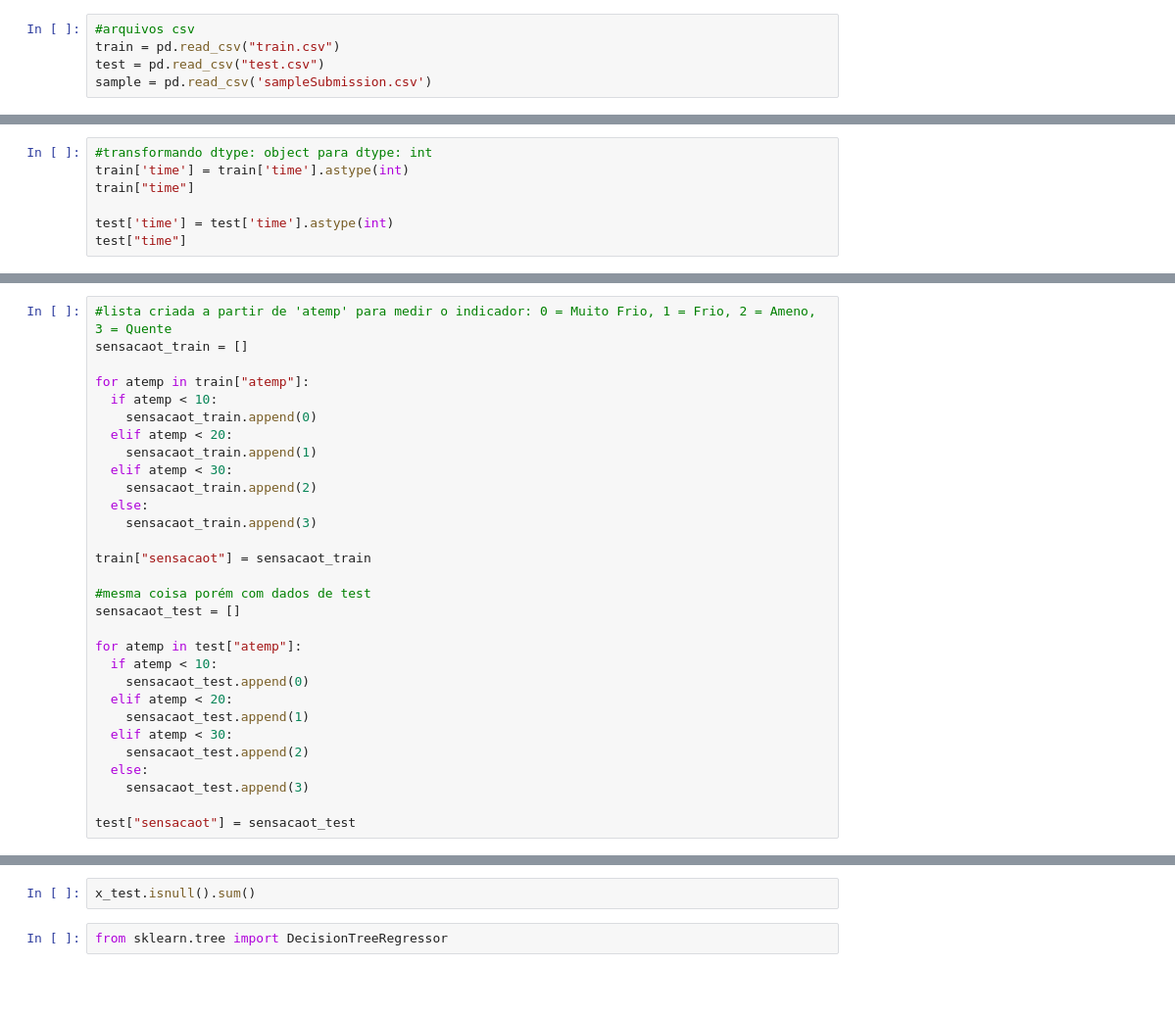
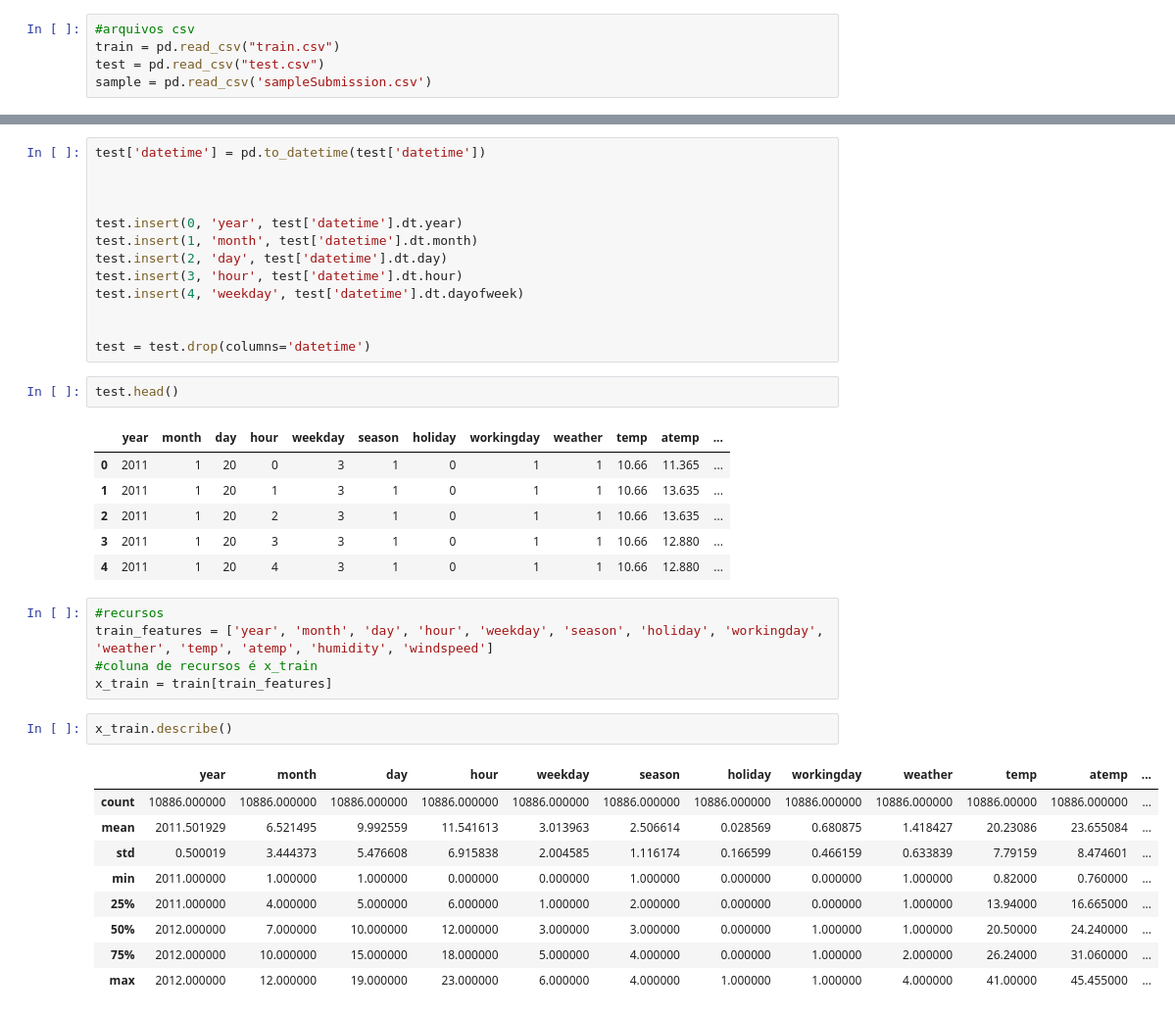
Before and after one commit to rinasnw/bikesharing, a Jupyter notebook: notebook.ipynb, the cells around one changed output, grey strips where cells are left out. Shown: that part at 98% size. Drawn from its saved outputs; the diff is of its cells as text; blank space fills up the shorter version.

```diff
--- a/notebook.ipynb
+++ b/notebook.ipynb
@@ -114,7 +98,0 @@ Name: time, Length: 6493, dtype: object
-# %%
-#transformando dtype: object para dtype: int
-train['time'] = train['time'].astype(int)
-train["time"]
-
-test['time'] = test['time'].astype(int)
-test["time"]
@@ -160,30 +98,0 @@ Name: atemp, dtype: float64
-# %%
-#lista criada a partir de 'atemp' para medir o indicador: 0 = Muito Frio, 1 = Frio, 2 = Ameno, 3 = Quente
-sensacaot_train = []
-
-for atemp in train["atemp"]:
-  if atemp < 10:
-    sensacaot_train.append(0)
-  elif atemp < 20:
-    sensacaot_train.append(1)
-  elif atemp < 30:
-    sensacaot_train.append(2)
-  else:
-    sensacaot_train.append(3)
-
-train["sensacaot"] = sensacaot_train
-
-#mesma coisa porém com dados de test
-sensacaot_test = []
-
-for atemp in test["atemp"]:
-  if atemp < 10:
-    sensacaot_test.append(0)
-  elif atemp < 20:
-    sensacaot_test.append(1)
-  elif atemp < 30:
-    sensacaot_test.append(2)
-  else:
-    sensacaot_test.append(3)
-
-test["sensacaot"] = sensacaot_test
@@ -208,4 +99,39 @@ x_test.head()
-# %%
-x_test.isnull().sum()
-# %%
-from sklearn.tree import DecisionTreeRegressor
+# %%
+test['datetime'] = pd.to_datetime(test['datetime'])
+
+
+
+test.insert(0, 'year', test['datetime'].dt.year)
+test.insert(1, 'month', test['datetime'].dt.month)
+test.insert(2, 'day', test['datetime'].dt.day)
+test.insert(3, 'hour', test['datetime'].dt.hour)
+test.insert(4, 'weekday', test['datetime'].dt.dayofweek)
+
+
+test = test.drop(columns='datetime')
+# %%
+test.head()
+# %% [output]
+|  | year | month | day | hour | weekday | season | holiday | workingday | weather | temp | atemp | ... |
+| 0 | 2011 | 1 | 20 | 0 | 3 | 1 | 0 | 1 | 1 | 10.66 | 11.365 | ... |
+| 1 | 2011 | 1 | 20 | 1 | 3 | 1 | 0 | 1 | 1 | 10.66 | 13.635 | ... |
+| 2 | 2011 | 1 | 20 | 2 | 3 | 1 | 0 | 1 | 1 | 10.66 | 13.635 | ... |
+| 3 | 2011 | 1 | 20 | 3 | 3 | 1 | 0 | 1 | 1 | 10.66 | 12.880 | ... |
+| 4 | 2011 | 1 | 20 | 4 | 3 | 1 | 0 | 1 | 1 | 10.66 | 12.880 | ... |
+# %%
+#recursos
+train_features = ['year', 'month', 'day', 'hour', 'weekday', 'season', 'holiday', 'workingday', 'weather', 'temp', 'atemp', 'humidity', 'windspeed']
+#coluna de recursos é x_train
+x_train = train[train_features]
+# %%
+x_train.describe()
+# %% [output]
+|  | year | month | day | hour | weekday | season | holiday | workingday | weather | temp | atemp | ... |
+| count | 10886.000000 | 10886.000000 | 10886.000000 | 10886.000000 | 10886.000000 | 10886.000000 | 10886.000000 | 10886.000000 | 10886.000000 | 10886.00000 | 10886.000000 | ... |
+| mean | 2011.501929 | 6.521495 | 9.992559 | 11.541613 | 3.013963 | 2.506614 | 0.028569 | 0.680875 | 1.418427 | 20.23086 | 23.655084 | ... |
+| std | 0.500019 | 3.444373 | 5.476608 | 6.915838 | 2.004585 | 1.116174 | 0.166599 | 0.466159 | 0.633839 | 7.79159 | 8.474601 | ... |
+| min | 2011.000000 | 1.000000 | 1.000000 | 0.000000 | 0.000000 | 1.000000 | 0.000000 | 0.000000 | 1.000000 | 0.82000 | 0.760000 | ... |
+| 25% | 2011.000000 | 4.000000 | 5.000000 | 6.000000 | 1.000000 | 2.000000 | 0.000000 | 0.000000 | 1.000000 | 13.94000 | 16.665000 | ... |
+| 50% | 2012.000000 | 7.000000 | 10.000000 | 12.000000 | 3.000000 | 3.000000 | 0.000000 | 1.000000 | 1.000000 | 20.50000 | 24.240000 | ... |
+| 75% | 2012.000000 | 10.000000 | 15.000000 | 18.000000 | 5.000000 | 4.000000 | 0.000000 | 1.000000 | 2.000000 | 26.24000 | 31.060000 | ... |
+| max | 2012.000000 | 12.000000 | 19.000000 | 23.000000 | 6.000000 | 4.000000 | 1.000000 | 1.000000 | 4.000000 | 41.00000 | 45.455000 | ... |
```
Also changed, not shown: parts of 38 cells of this notebook.
